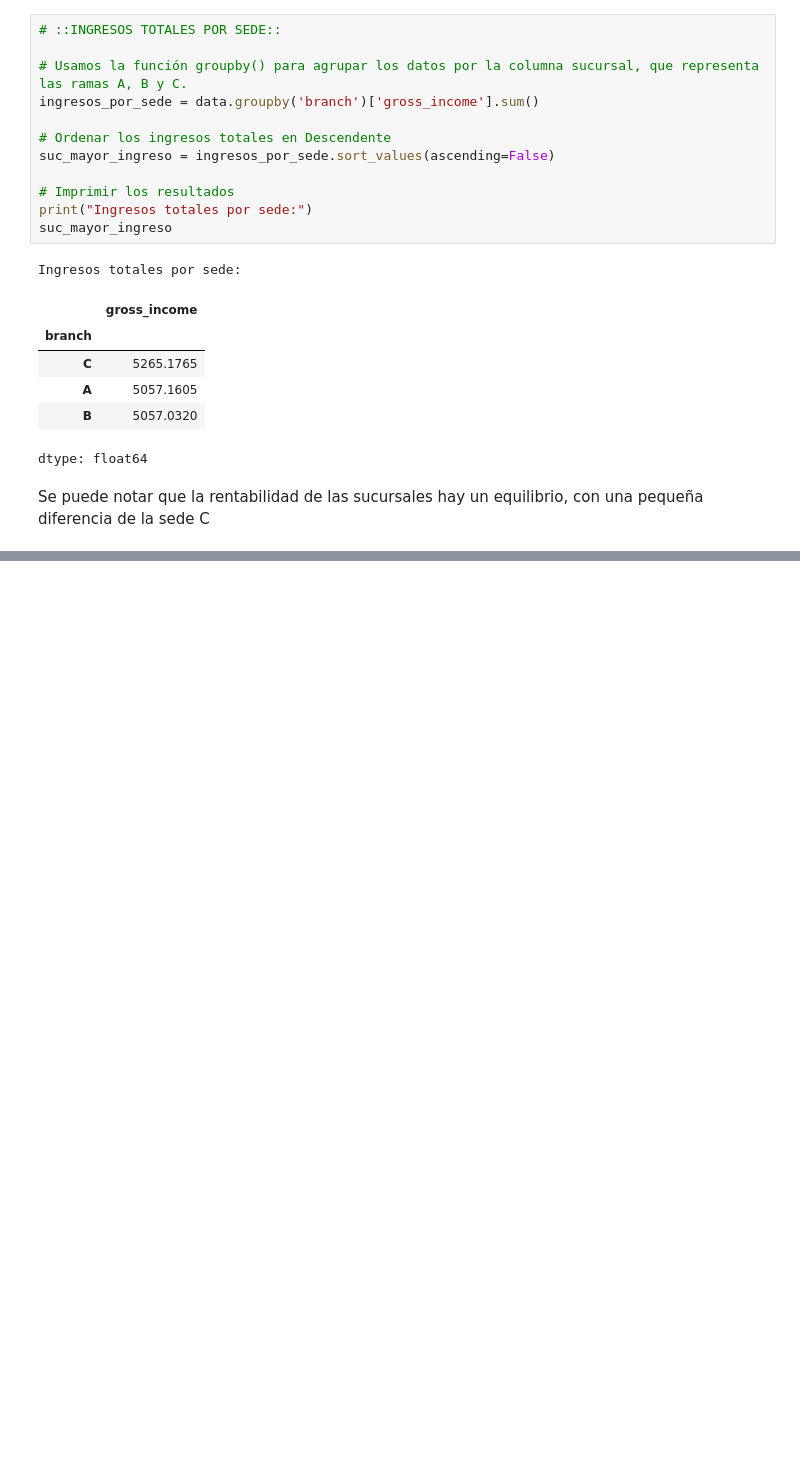
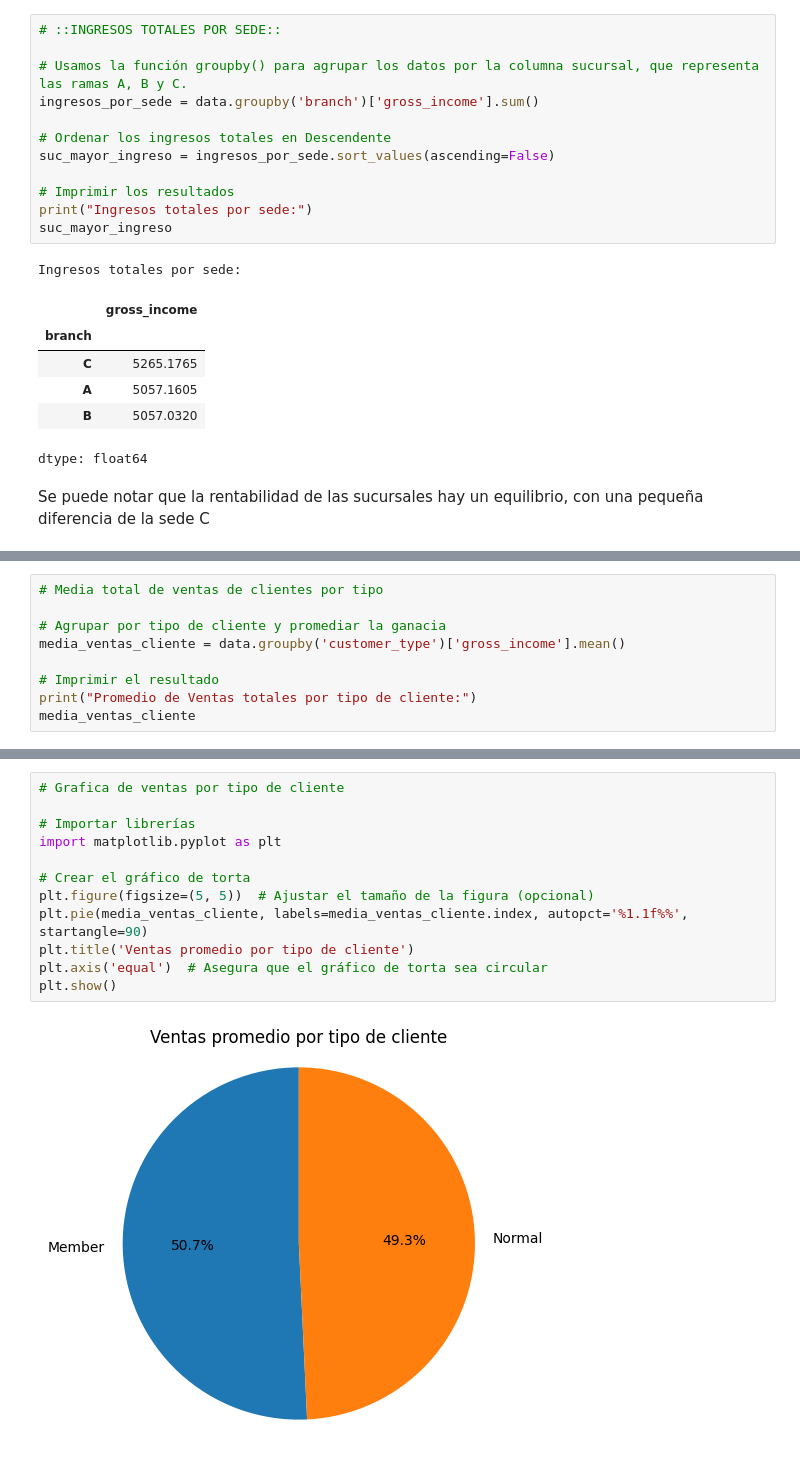
Before and after one commit to mrojash97/dataanalytics, a Jupyter notebook: Python/ANÁLISIS_EDA_Supermarket_Sales.ipynb, the cells around one changed output, grey strips where cells are left out. Saved outputs shown, nothing was run; the diff lists cells and outputs as text; blank space fills up the shorter version.

```diff
--- a/Python/ANÁLISIS_EDA_Supermarket_Sales.ipynb
+++ b/Python/ANÁLISIS_EDA_Supermarket_Sales.ipynb
@@ -197,0 +219,9 @@ Se puede notar que la rentabilidad de las sucursales hay un equilibrio, con una
+# %%
+# Media total de ventas de clientes por tipo
+
+# Agrupar por tipo de cliente y promediar la ganacia
+media_ventas_cliente = data.groupby('customer_type')['gross_income'].mean()
+
+# Imprimir el resultado
+print("Promedio de Ventas totales por tipo de cliente:")
+media_ventas_cliente
@@ -197,0 +235,14 @@ Se puede notar que la rentabilidad de las sucursales hay un equilibrio, con una
+# %%
+# Grafica de ventas por tipo de cliente
+
+# Importar librerías
+import matplotlib.pyplot as plt
+
+# Crear el gráfico de torta
+plt.figure(figsize=(5, 5))  # Ajustar el tamaño de la figura (opcional)
+plt.pie(media_ventas_cliente, labels=media_ventas_cliente.index, autopct='%1.1f%%', startangle=90)
+plt.title('Ventas promedio por tipo de cliente')
+plt.axis('equal')  # Asegura que el gráfico de torta sea circular
+plt.show()
+# %% [output]
+[figure, added]
```
Also changed, not shown: parts of 10 cells of this notebook.
